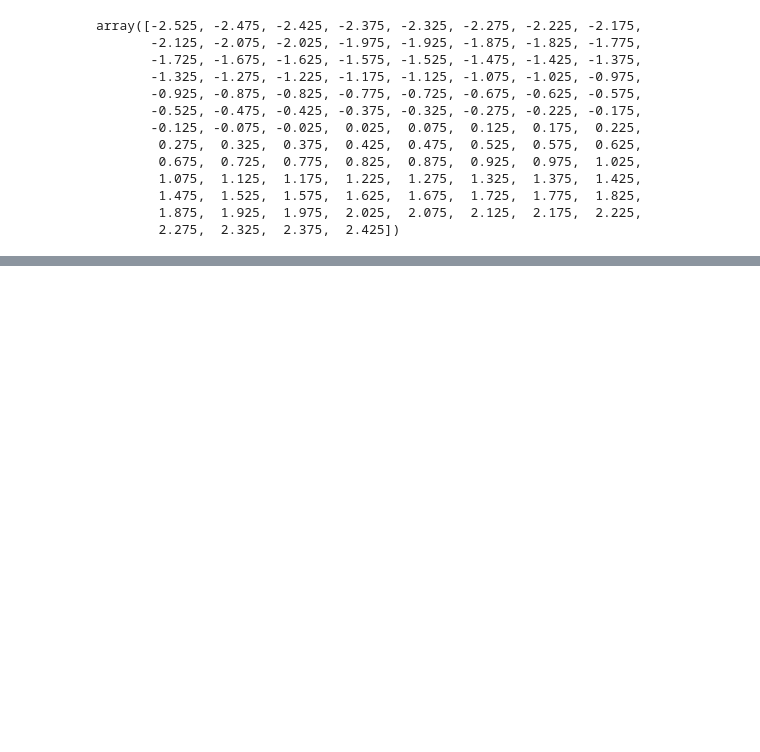
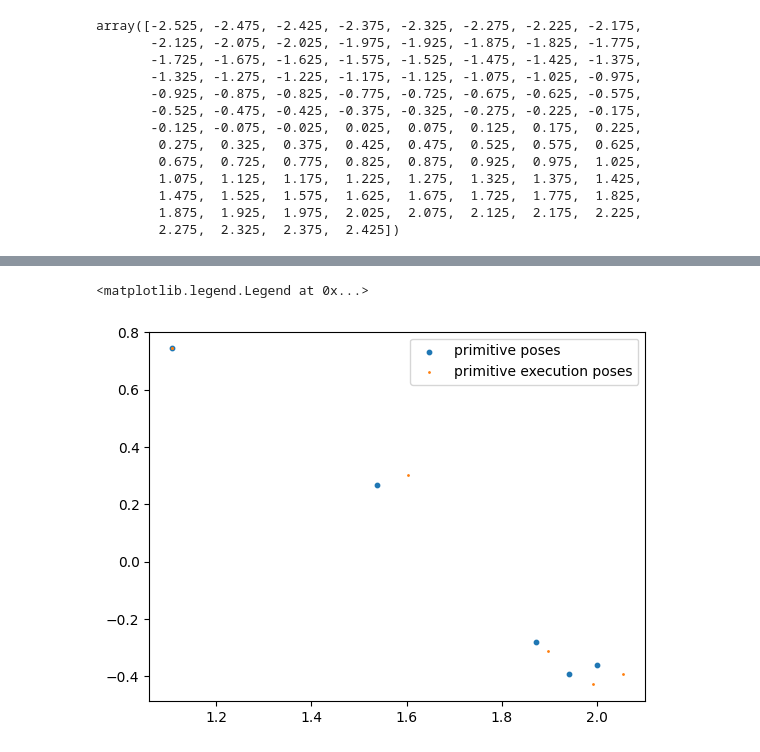
Before and after one commit to PRX-Kinodynamic/ML4KP-devel, a Jupyter notebook: vis.ipynb, the cells around one changed output, grey strips where cells are left out. Saved outputs shown, nothing was run; the diff lists cells and outputs as text; code cells hidden in the pictures; blank space fills up the shorter version.

```diff
--- a/vis.ipynb
+++ b/vis.ipynb
@@ -220,0 +221,28 @@ plt.scatter(goal_line[0], goal_line[1], s=100, c='red')
+# %%
+file_1 = "primitive_poses.txt"
+file_2 = "primitive_execution_states.txt"
+lines_1 = []
+lines_2 = []
+with open(file_1, 'r') as f:
+        all_data = f.readlines()
+        data = all_data
+
+for line in data:
+    line = np.array(line.strip().split()).astype(float)
+    lines_1.append(line)
+lines_1 = np.array(lines_1)
+plt.scatter(lines_1[:, 0], lines_1[:, 1], s=10, label="primitive poses")
+
+with open(file_2, 'r') as f:
+    all_data = f.readlines()
+    data = all_data
+
+for line in data:
+    line = np.array(line.strip().split()).astype(float)
+    lines_2.append(line)
+lines_2 = np.array(lines_2)
+plt.scatter(lines_2[:, 0], lines_2[:, 1], s=1, label="primitive execution poses")
+plt.legend()
+# %% [output]
+<matplotlib.legend.Legend at 0x...>
+[figure, added]
```
Also changed, not shown: parts of 3 cells of this notebook, 11 other files.
